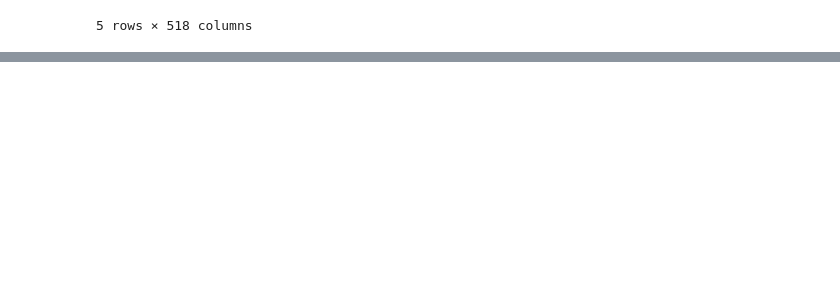
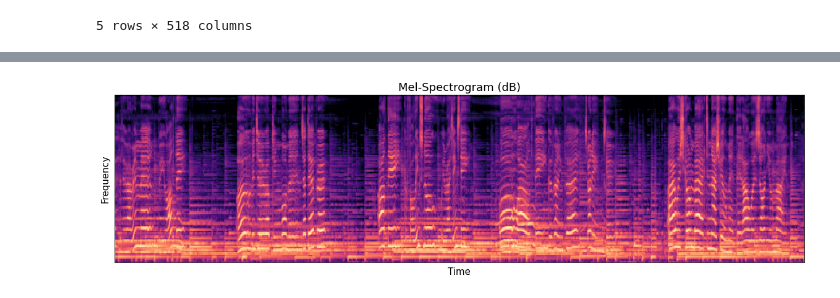
Before and after one commit to ThetaRangers/ML, a Jupyter notebook: test.ipynb, the cells around one changed output, grey strips where cells are left out. Drawn from its saved outputs; the diff is of its cells as text; code cells hidden in the pictures; blank space fills up the shorter version.

```diff
--- a/test.ipynb
+++ b/test.ipynb
@@ -184,0 +155,4 @@ plot_tempogram('data/tracks/000459.mp3')
+# %%
+plot_mel_spectrogram('data/tracks_wav/127266.wav')
+# %% [output]
+[figure, added]
```
Also changed, not shown: parts of 10 cells of this notebook, 3 other files.
